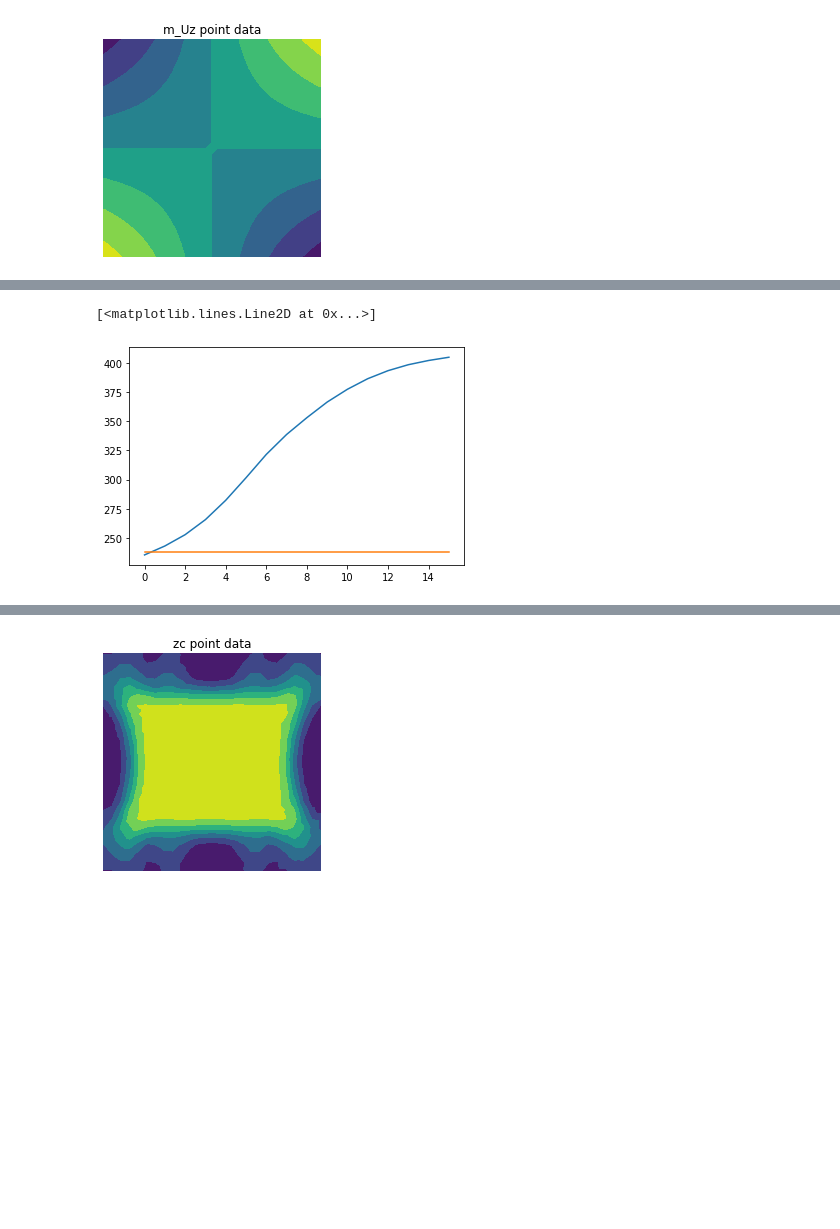
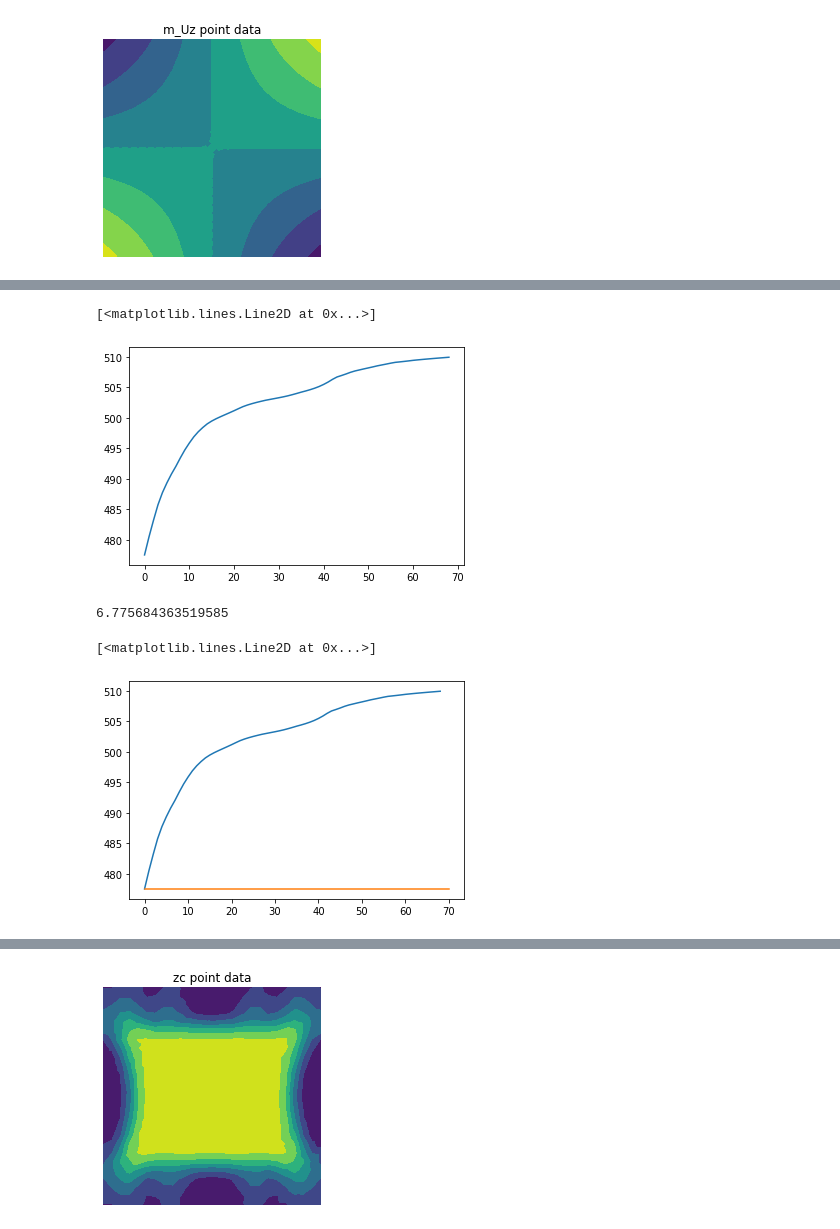
Before and after one commit to olivecha/FEMOL, a Jupyter notebook: DEV_Notebook.ipynb, the cells around one changed output, grey strips where cells are left out. Cells and saved outputs as stored; diff of their text form; code cells hidden in the pictures; blank space fills up the shorter version.

```diff
--- a/DEV_Notebook.ipynb
+++ b/DEV_Notebook.ipynb
@@ -94,9 +168,18 @@ SIMP.lmbd/238
+# %%
+plt.plot(SIMP.lmbds)
+# %% [output]
+[<matplotlib.lines.Line2D at 0x...>]
+[figure, added]
+# %%
+((SIMP.lmbds[-1]/SIMP.lmbds[0])-1)*100
+# %% [output]
+6.775684363519585
 # %%
 plt.plot(SIMP.lmbds)
-plt.plot([0, 15], [238, 238])
+plt.plot([0, 70], 2*[SIMP.lmbds[0]])
 # %% [output]
 [<matplotlib.lines.Line2D at 0x...>]
-[figure, old version]
+[figure, new version]
 # %%
 mesh.cell_to_point_data('zc')
 # %%
```
Also changed, not shown: parts of 23 cells of this notebook, 15 other files.
